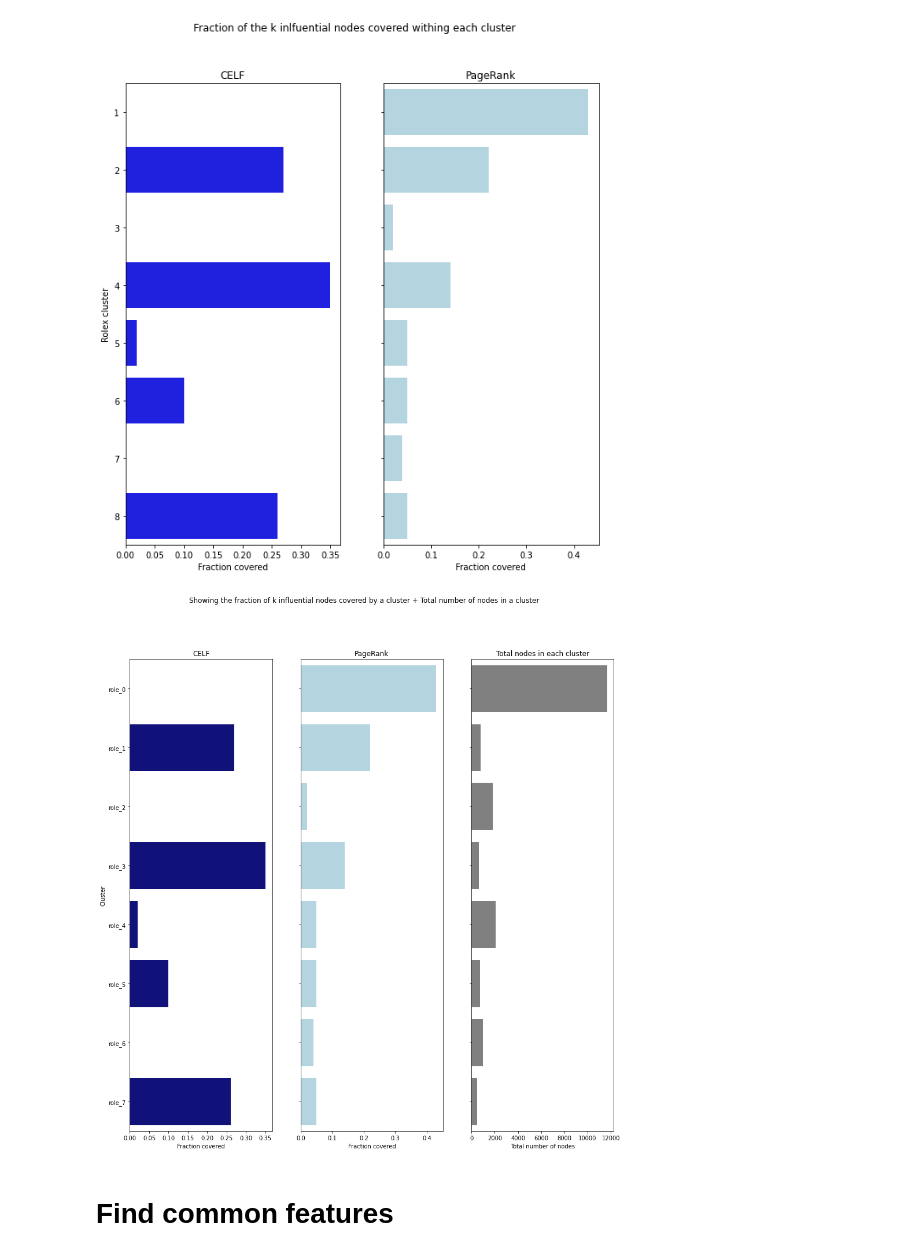
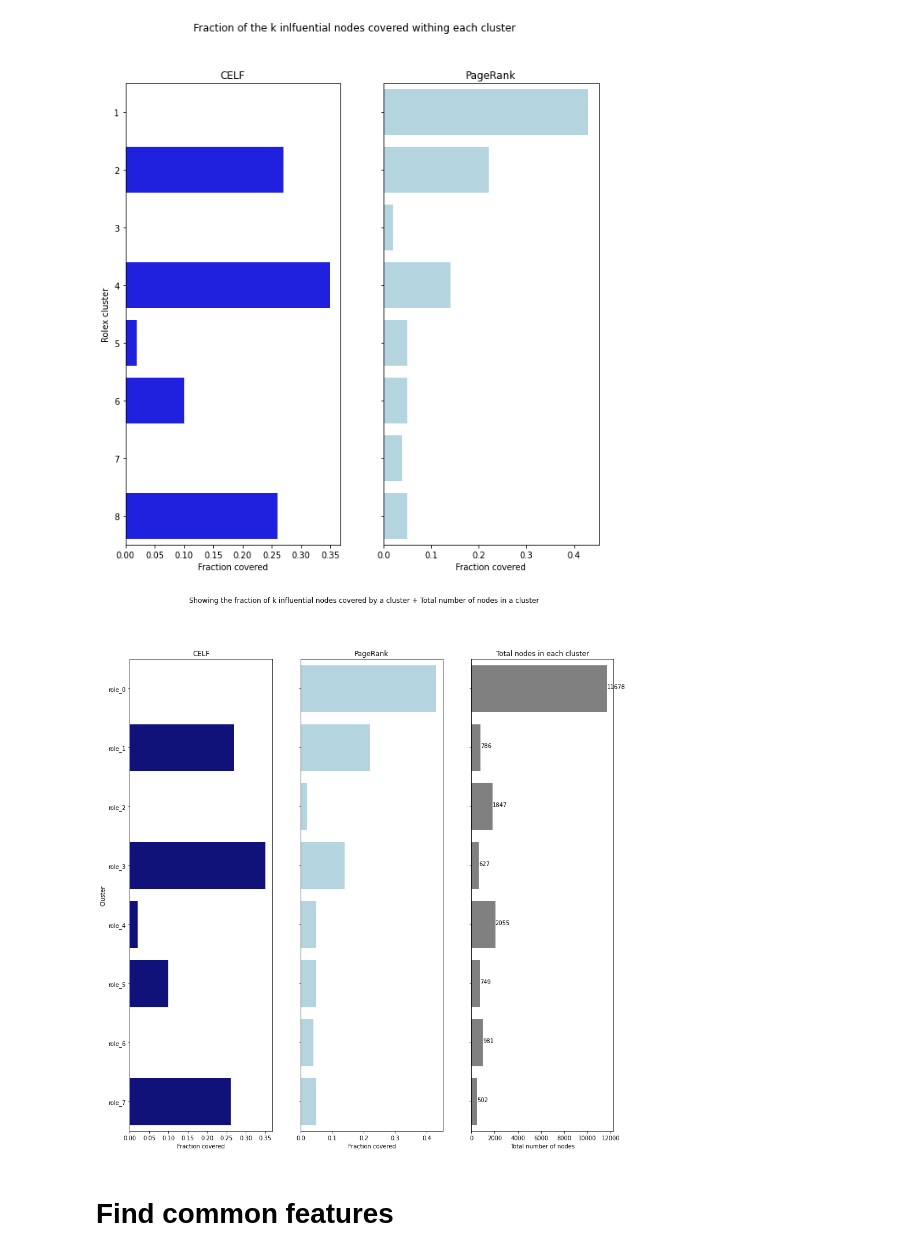
Before and after one commit to alexcosta13/twitter-superspreaders, a Jupyter notebook: 04_results_and_visualization.ipynb, the cells around one changed output. Saved outputs shown, nothing was run; the diff lists cells and outputs as text; code cells hidden in the pictures.

```diff
--- a/04_results_and_visualization.ipynb
+++ b/04_results_and_visualization.ipynb
@@ -113,32 +111,33 @@ plt.show()
 # %%
 total = pd.DataFrame(cluster_match_df.iloc[0]).T
 MC = pd.DataFrame(cluster_match_df.iloc[1]).T
 PageRank = pd.DataFrame(cluster_match_df.iloc[2]).T
 
 fig, axes = plt.subplots(1, 3, figsize=(15, 15), sharey=True)
 fig.suptitle('Showing the fraction of k influential nodes covered by a cluster + Total number of nodes in a cluster')
 
-# MC
-#bar1 = sns.barplot(ax=axes[0], data=total, color='darkblue')
+# CELF
 bar1 = sns.barplot(ax=axes[0], data=MC, color='darkblue', orient = "h")
 axes[0].set_title("CELF")
 
 # PageRank
-#bar1 = sns.barplot(ax=axes[1], data=total, color='darkblue')
 bar2 = sns.barplot(ax=axes[1], data=PageRank, color='lightblue', orient = "h")
 axes[1].set_title("PageRank")
 
+# Total nr of nodes
 bar3 = sns.barplot(y = clusters, x = counts, ax=axes[2], color='grey', orient = "h")
 axes[2].set_title("Total nodes in each cluster")
-
+# Adding total numbers
+for i, v in enumerate(counts):
+    plt.text(v, xlocs[i], str(v))
 
 axes[0].set(ylabel='Cluster', xlabel='Fraction covered')
 axes[1].set(xlabel='Fraction covered')
 axes[2].set(xlabel='Total number of nodes')
 
 plt.show()
 # %% [output]
-[figure, old version]
+[figure, new version]
 # %% [markdown]
 # Find common features
 # %% [markdown]
```
Also changed, not shown: parts of 10 cells of this notebook, 1 other file.
